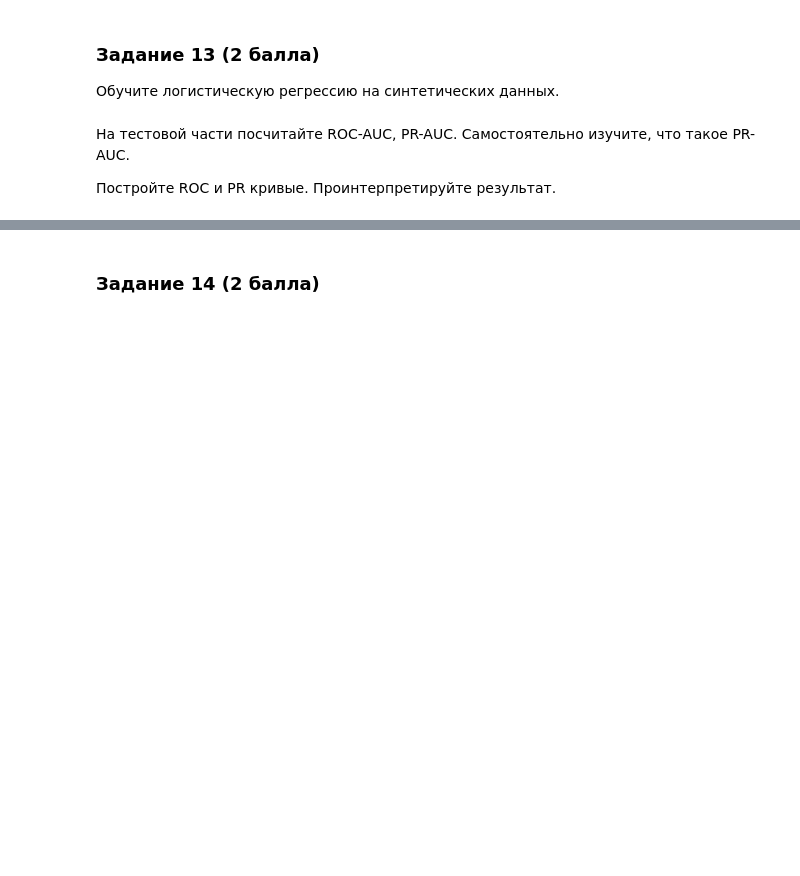
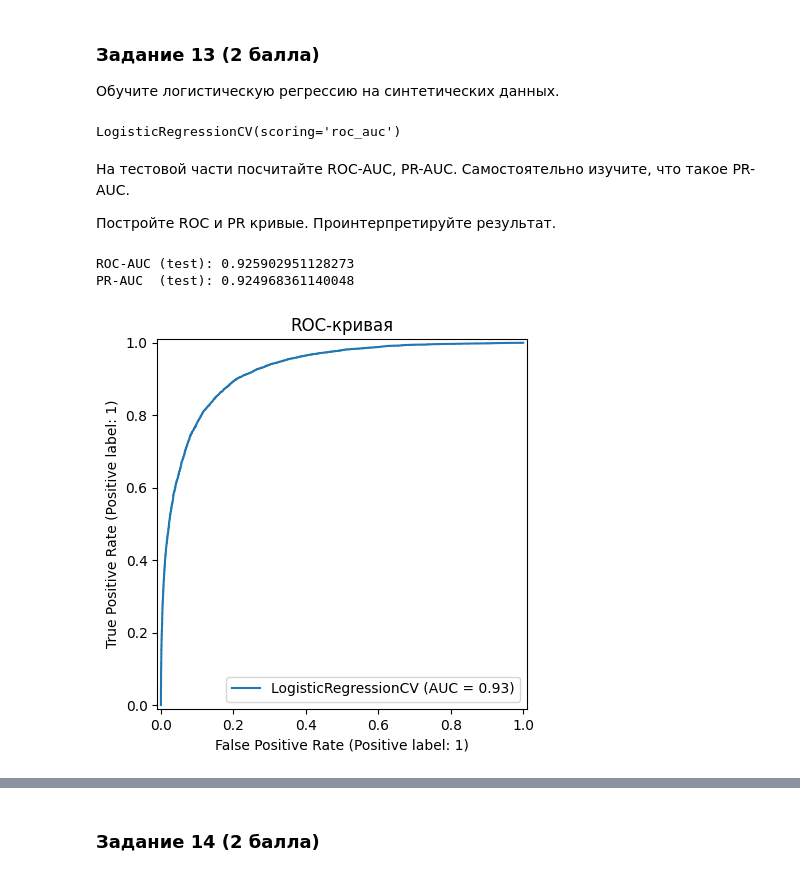
Before and after one commit to anastyamalykh/python-homework-malykh, a Jupyter notebook: HW/Малых_БСЦ_224_HW2.ipynb, the cells around one changed output, grey strips where cells are left out. Cells and saved outputs as stored; diff of their text form; code cells hidden in the pictures; blank space fills up the shorter version.

```diff
--- a/HW/Малых_БСЦ_224_HW2.ipynb
+++ b/HW/Малых_БСЦ_224_HW2.ipynb
@@ -1189,3 +1187,11 @@ X_train, X_test, y_train, y_test = train_test_split(
+# %%
+# your code here
+from sklearn.linear_model import LogisticRegressionCV
+# строю и обучаю модель (добавляю ROC-AUC, так как дает более надежную оценку разделяющей способности модели)
+log_model = LogisticRegressionCV(scoring='roc_auc')
+log_model.fit(X_train, y_train)
+# %% [output]
+LogisticRegressionCV(scoring='roc_auc')
 # %% [markdown]
 На тестовой части посчитайте ROC-AUC, PR-AUC. Самостоятельно изучите, что такое PR-AUC.
 
@@ -1194,0 +1206,18 @@ X_train, X_test, y_train, y_test = train_test_split(
+# %%
+# предсказываю вероятности принадлежности к классу 1
+y_test_proba = log_model.predict_proba(X_test)[:, 1]
+# считаю ROC-AUC и PR-AUC на тестовой части
+roc_auc = roc_auc_score(y_test, y_test_proba)
+pr_auc  = average_precision_score(y_test, y_test_proba)
+print("ROC-AUC (test):", roc_auc)
+print("PR-AUC  (test):", pr_auc)
+# %% [output]
+ROC-AUC (test): 0.925902951128273
+PR-AUC  (test): 0.924968361140048
+# %%
+# строю ROC-кривую
+RocCurveDisplay.from_estimator(log_model, X_test, y_test)
+plt.title("ROC-кривая")
+plt.show()
+# %% [output]
+[figure, added]
```
Also changed, not shown: parts of 29 cells of this notebook.
